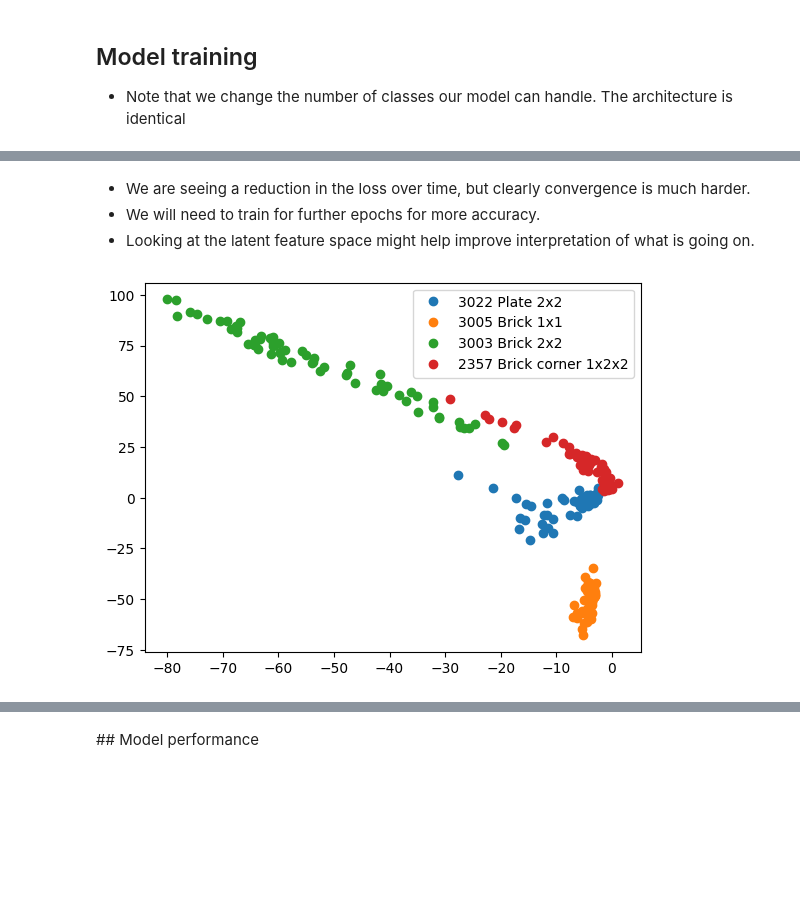
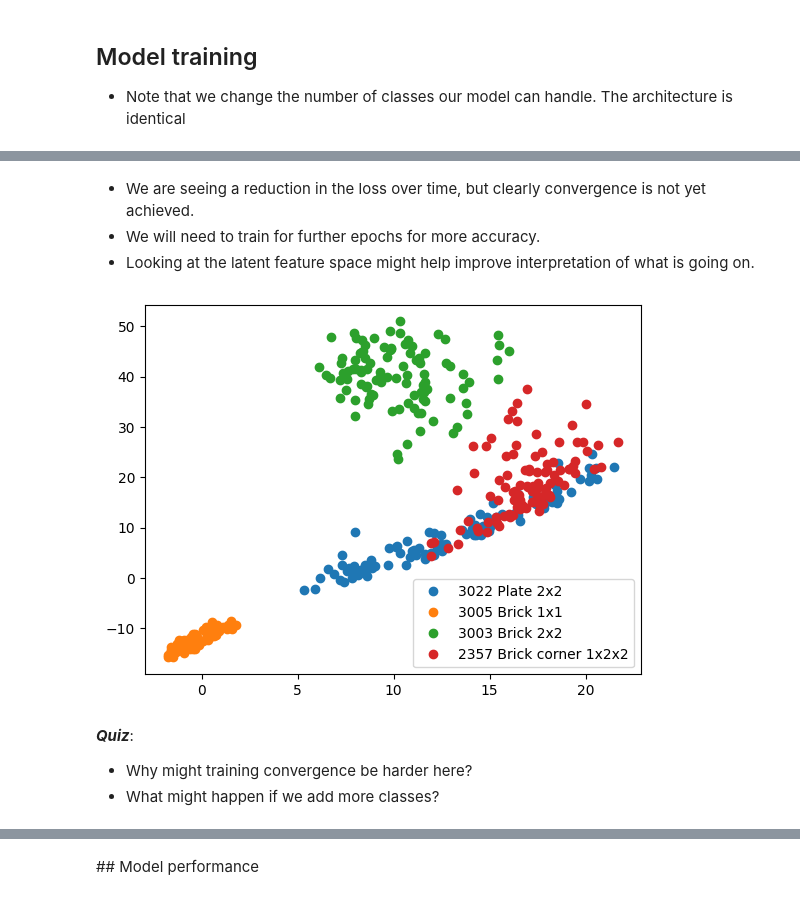
Before and after one commit to mdblackledge/theoryofimaging2, a Jupyter notebook: workshop/practical_exercises.ipynb, the cells around one changed output, grey strips where cells are left out. Cells and saved outputs as stored; diff of their text form; code cells hidden in the pictures; blank space fills up the shorter version.

```diff
--- a/workshop/practical_exercises.ipynb
+++ b/workshop/practical_exercises.ipynb
@@ -847,7 +850,9 @@ import random
 from sklearn.model_selection import train_test_split
 
 
-labels_dict = {0: "3022 Plate 2x2", 1: "3005 Brick 1x1", 2: "3003 Brick 2x2",
+labels_dict = {0: "3022 Plate 2x2",
+               1: "3005 Brick 1x1",
+               2: "3003 Brick 2x2",
                3: "2357 Brick corner 1x2x2"}
 
 # Loading the datasets as dictionaries is important for MONAI data reading.
@@ -860,8 +865,8 @@ for label in labels_dict.keys():
     ]
     files = files + label_files
 
-# Split into train/test (80/20)
-test_fraction = 0.2
+# Split into train/test (50/50)
+test_fraction = 0.5
 
 files_train, files_test = train_test_split(
     files,
@@ -928,27 +969,27 @@ from torch.utils.data import DataLoader
 from tqdm import tqdm  # Used for monitoring progress as a progress bar
 
 # Some training hyper-parameters
-learning_rate = 1e-3
-num_epochs = 50
-batch_size = 40
+LEARNING_RATE = 1e-3
+N_EPOCHS = 50
+BATCH_SIZE = 40
 
 if torch.cuda.is_available():  # If GPU available
-    device = "cuda"
+    DEVICE = "cuda"
 else:
-    device = "cpu"
+    DEVICE = "cpu"
 
 # Create an instance of the model to be trained
 model = LeNet(num_classes=4, shape = SHAPE)
-model.to(device)
+model.to(DEVICE)
 
 # Data loaders will ensure efficient batching of data during training and validation
 train_loader = DataLoader(train_ds,
-                          batch_size=batch_size,
+                          batch_size=BATCH_SIZE,
                           shuffle=True,
                           num_workers=4)
 val_loader = DataLoader(val_ds,
-                        batch_size=batch_size,
-                        shuffle=True,
+                        batch_size=BATCH_SIZE,
+                        shuffle=False,
                         num_workers=4)
 
 # Binary cross entropy loss
@@ -956,13 +997,13 @@ criterion = nn.CrossEntropyLoss()
 
 # This keeps track of all parameter gradients that are used to improve
 # the model parameters for each training epoch
-optimizer = optim.Adam(model.parameters(), lr=learning_rate)
+optimizer = optim.Adam(model.parameters(), lr=LEARNING_RATE)
 
 # Keep track of losses for latter plotting.
 train_losses = []
 val_losses = []
 
-pbar = tqdm(range(num_epochs))
+pbar = tqdm(range(N_EPOCHS))
 for epoch in pbar:
 
     train_losses.append(0)
@@ -978,8 +1019,8 @@ for epoch in pbar:
     for batch in train_loader:
 
         # Get data for the current batch
-        images = batch["image"].to(device)
-        labels = batch["label"].to(device)
+        images = batch["image"].to(DEVICE)
+        labels = batch["label"].to(DEVICE)
 
         # Clear gradients from previous batch
         optimizer.zero_grad()
@@ -1004,8 +1045,8 @@ for epoch in pbar:
     model.eval()
     with torch.no_grad():
         for batch in val_loader:
-            images = batch["image"].to(device)
-            labels = batch["label"].to(device)
+            images = batch["image"].to(DEVICE)
+            labels = batch["label"].to(DEVICE)
 
             outputs = model(images)
             val_loss = criterion(outputs, labels)
@@ -1034,21 +1076,27 @@ plt.show()
 # %% [markdown]
-- We are seeing a reduction in the loss over time, but clearly convergence is much harder.
+- We are seeing a reduction in the loss over time, but clearly convergence is
+not yet achieved.
 - We will need to train for further epochs for more accuracy.
 - Looking at the latent feature space might help improve interpretation of what is going on.
 # %%
 # @title
 val_images = torch.stack(
     [val_ds[i]["image"] for i in range(len(val_ds))]
-    ).to(device)
+    ).to(DEVICE)
 val_labels = np.array([val_ds[i]["label"] for i in range(len(val_ds))])
 
 model.eval()
 with torch.no_grad():
     val_features = model.featurize(val_images).cpu().numpy()
 
 for label, label_name in labels_dict.items():
     plt.plot(val_features[val_labels == label, 0], val_features[val_labels == label, 1], "o", label = f"{label_name}")
 plt.legend(loc="best")
 plt.show()
 # %% [output]
-[figure, old version]
+[figure, new version]
+# %% [markdown]
+___Quiz___:
+
+ - Why might training convergence be harder here?
+ - What might happen if we add more classes?
```
Also changed, not shown: parts of 12 cells of this notebook.
